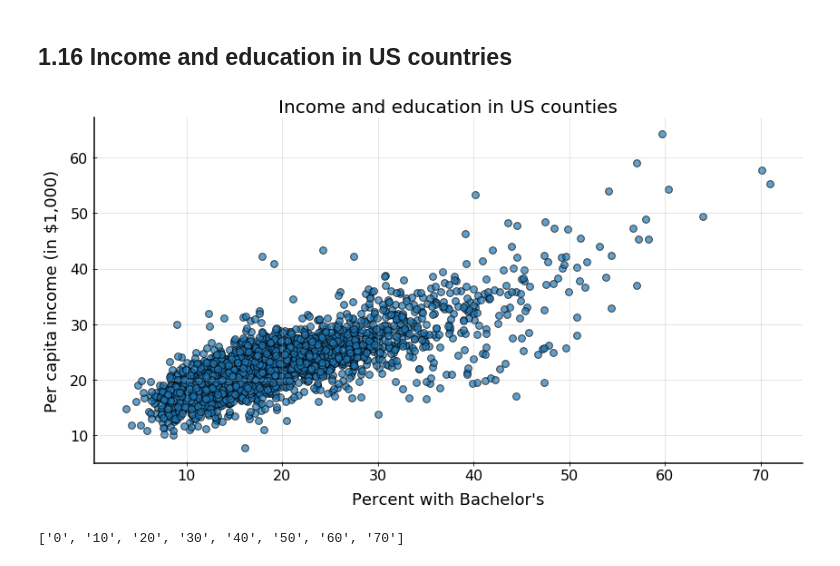
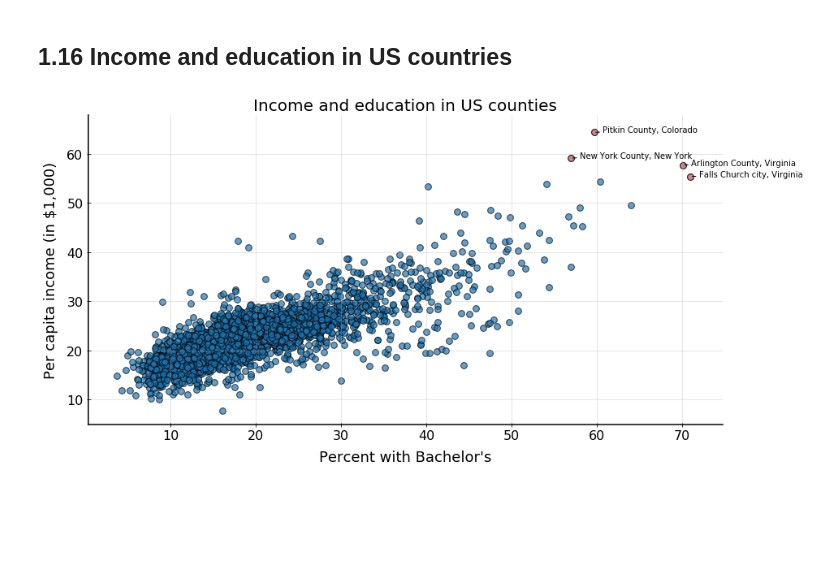
Before and after one commit to ukrainian-serge/open_intro_statistics, a Jupyter notebook: serge_notebooks/chap_1_exercises.ipynb, the cells around one changed output. Cells and saved outputs as stored; diff of their text form; code cells hidden in the pictures; blank space fills up the shorter version.

Commit message:
annotated outliers 1.1

```diff
--- a/serge_notebooks/chap_1_exercises.ipynb
+++ b/serge_notebooks/chap_1_exercises.ipynb
@@ -195,16 +195,21 @@ d) we connot conclude anything because this is an observational study and not an
 # %% [markdown]
 ## 1.16 Income and education in US countries
 # %%
-ax =  plt.figure().add_subplot(111)
+df4 = pd.read_csv('./csv/county_complete.csv')[['state', 'name', 'pop2010', 'bachelors_2010', 'per_capita_income_2010']]
 
-df4 = pd.read_csv('./csv/county_complete.csv')[['name', 'pop2010', 'bachelors_2010', 'per_capita_income_2010']]
+(df4.plot.scatter(x='bachelors_2010', y='per_capita_income_2010', alpha=0.7, s=60)
+.set(xlabel="Percent with Bachelor's",
+     ylabel="Per capita income (in $1,000)",
+     title='Income and education in US counties',
+     yticklabels=np.arange(0, 70, 10)));
+outliers = df4[df4.per_capita_income_2010 > df4.per_capita_income_2010.quantile(.999)]
+plt.scatter(data=outliers, x='bachelors_2010', y='per_capita_income_2010', alpha=0.7, s=60, c='salmon');
 
-(df4.scatter(data=df4, x='bachelors_2010', y='per_capita_income_2010', alpha=0.7, s=60)
-.set(xlabel="Percent with Bachelor's", ylabel="Per capita income (in $1,000)", title='Income and education in US counties',
-     yticklabels=np.arange(0, 70, 10)));
+# offset = [ 5,  10,  9, 11, 13, 15, 17]
+for i in range(outliers.shape[0]):
+    county = F"{outliers.name.tolist()[i]}, {outliers.state.tolist()[i]}"
+    x, y = outliers.bachelors_2010.tolist()[i], outliers.per_capita_income_2010.tolist()[i]
+    plt.annotate(county,(x,y),xytext=(x+1, y+1),
+                     arrowprops = dict(arrowstyle = "-"))
 # %% [output]
-[figure, old version]
+[figure, new version]
-# %%
-[i.get_text()[:2] for i in ax.get_yticklabels()]
-# %% [output]
-['0', '10', '20', '30', '40', '50', '60', '70']
```
Also changed, not shown: parts of 4 cells of this notebook, 1 other file.
